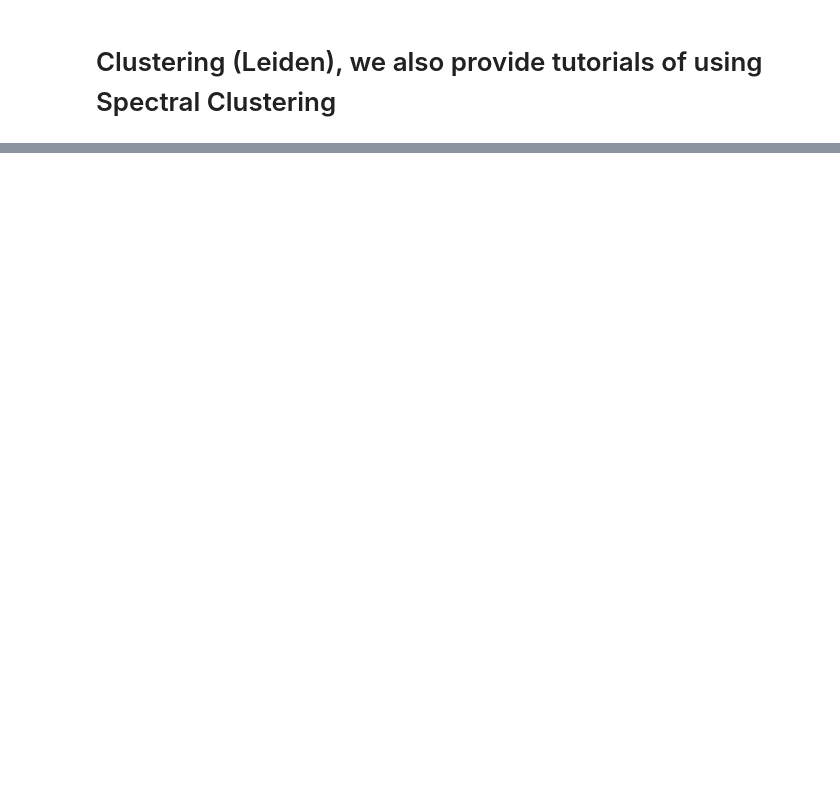
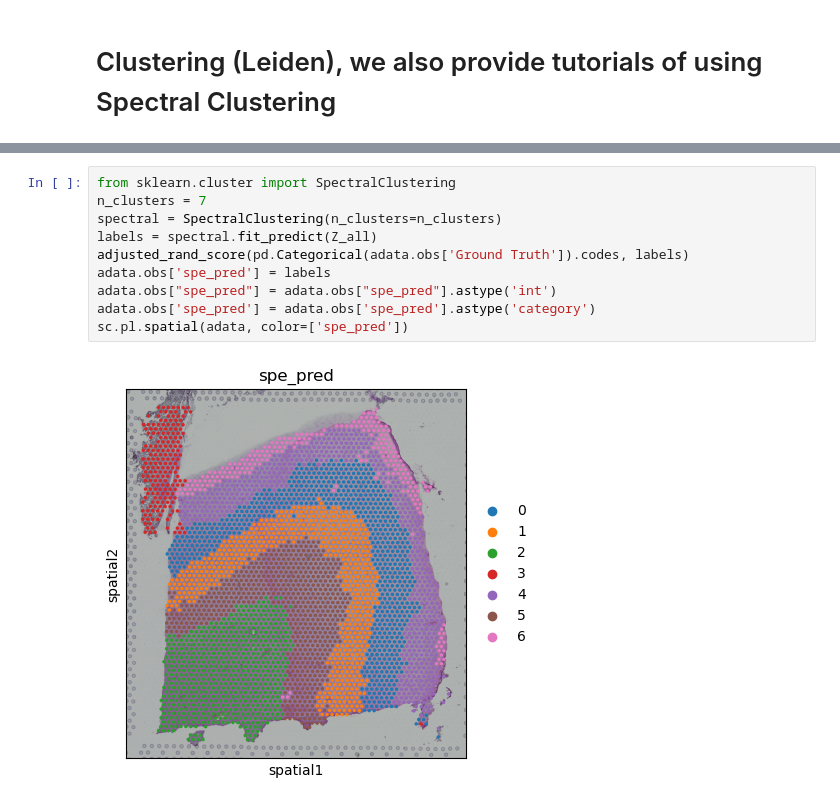
Before and after one commit to xkmaxidian/stACN, a Jupyter notebook: tuorial/Tutorial1_10x_Visium (DLPFC_dataset).ipynb, the cells around one changed output, grey strips where cells are left out. Cells and saved outputs as stored; diff of their text form; blank space fills up the shorter version.

```diff
--- a/tuorial/Tutorial1_10x_Visium (DLPFC_dataset).ipynb
+++ b/tuorial/Tutorial1_10x_Visium (DLPFC_dataset).ipynb
@@ -112,0 +139,12 @@ sc.pl.spatial(adata, color=['stACN', 'refined_pred', 'Ground Truth'], title=['st
+# %%
+from sklearn.cluster import SpectralClustering
+n_clusters = 7
+spectral = SpectralClustering(n_clusters=n_clusters)
+labels = spectral.fit_predict(Z_all)
+adjusted_rand_score(pd.Categorical(adata.obs['Ground Truth']).codes, labels)
+adata.obs['spe_pred'] = labels
+adata.obs["spe_pred"] = adata.obs["spe_pred"].astype('int')
+adata.obs['spe_pred'] = adata.obs['spe_pred'].astype('category')
+sc.pl.spatial(adata, color=['spe_pred'])
+# %% [output]
+[figure, added]
```
Also changed, not shown: parts of 7 cells of this notebook, 3 other files.
